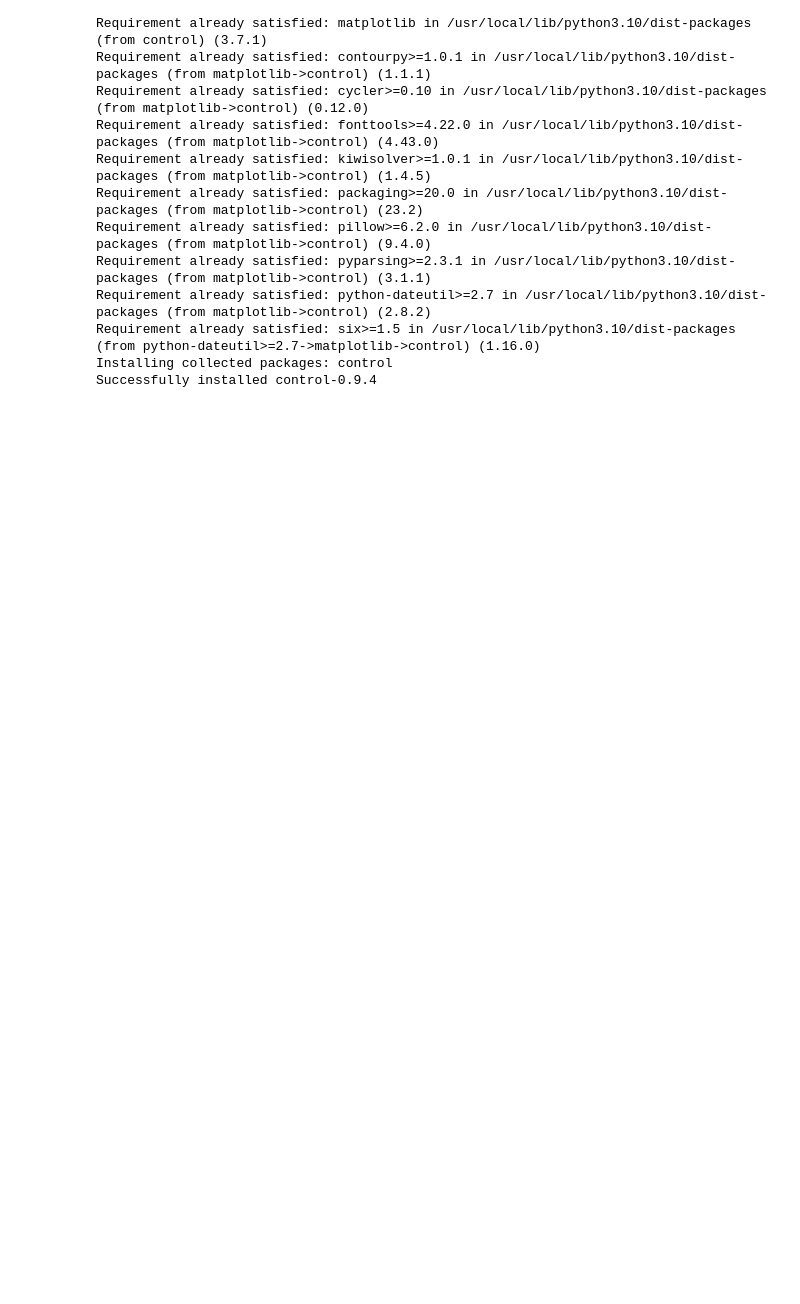
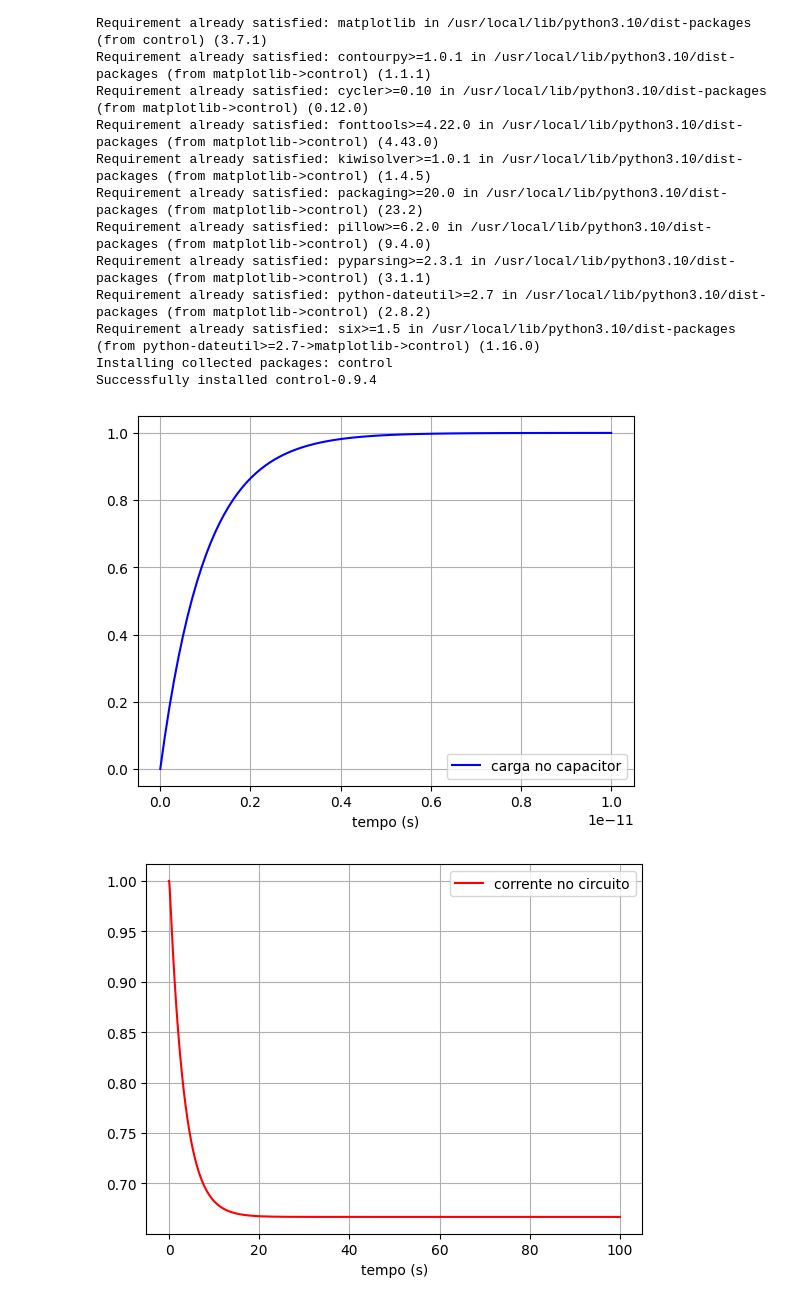
Before and after one commit to marcelodepaoli/Controle, a Jupyter notebook: 6_Aula_exercício_malha_fechada.ipynb, the cells around one changed output. Drawn from its saved outputs; the diff is of its cells as text; code cells hidden in the pictures; blank space fills up the shorter version.

```diff
--- a/6_Aula_exercício_malha_fechada.ipynb
+++ b/6_Aula_exercício_malha_fechada.ipynb
@@ -23,3 +23,54 @@ Successfully installed control-0.9.4
 import control as ctl
 import matplotlib.pyplot as plt
 import numpy as np
+# %%
+R = 0.5
+L = 1e-6
+C = 1e-6
+
+wn = 1/np.sqrt(L*C)
+Kp=10*wn
+Ki=2*wn
+Kd=1*wn
+
+P_q = ctl.tf([1/L], [1, R/L, 1/(L*C)])
+P_i = ctl.tf([1/L, 0], [1, R/L, 1/(L*C)])
+P_vc = ctl.tf([1/(L*C)], [1, R/L, 1/(L*C)])
+
+C_s = ctl.tf([Kd,Kp,Ki],[1,0])
+H_s = ctl.tf([1],[1])
+
+G_q = C_s*P_q/(1+C_s*P_q*H_s)
+G_i = C_s*P_i/(1+C_s*P_i*H_s)
+G_vc = C_s*P_vc/(1+C_s*P_vc*H_s)
+
+T_q, y_q = ctl.step_response(G_q, 1e-11)
+T_i, y_i = ctl.step_response(G_i, 1e2)
+T_vc, y_vc = ctl.step_response(G_vc, 10)
+
+plt.figure()
+plt.plot(T_q, y_q, 'b-')
+plt.xlabel('tempo (s)')
+plt.legend(['carga no capacitor'])
+plt.grid()
+
+plt.figure()
+plt.plot(T_i, y_i, 'r-')
+plt.xlabel('tempo (s)')
+plt.legend(['corrente no circuito'])
+plt.grid()
+
+T_degrau = np.linspace(-1e-6, T_sim, 1000)
+y_degrau = np.ones_like(T_degrau)
+y_degrau[T_degrau<0] = 0
+
+plt.figure()
+#plt.plot(T_degrau, y_degrau, 'b-')
+plt.plot(T_vc, y_vc, 'k-')
+plt.xlabel('tempo (s)')
+plt.ylabel('tensão (V)')
+plt.legend(['tensão no capacitor'])
+plt.grid()
+# %% [output]
+[figure, added]
+[figure, added]
```
Also changed, not shown: parts of 3 cells of this notebook.
